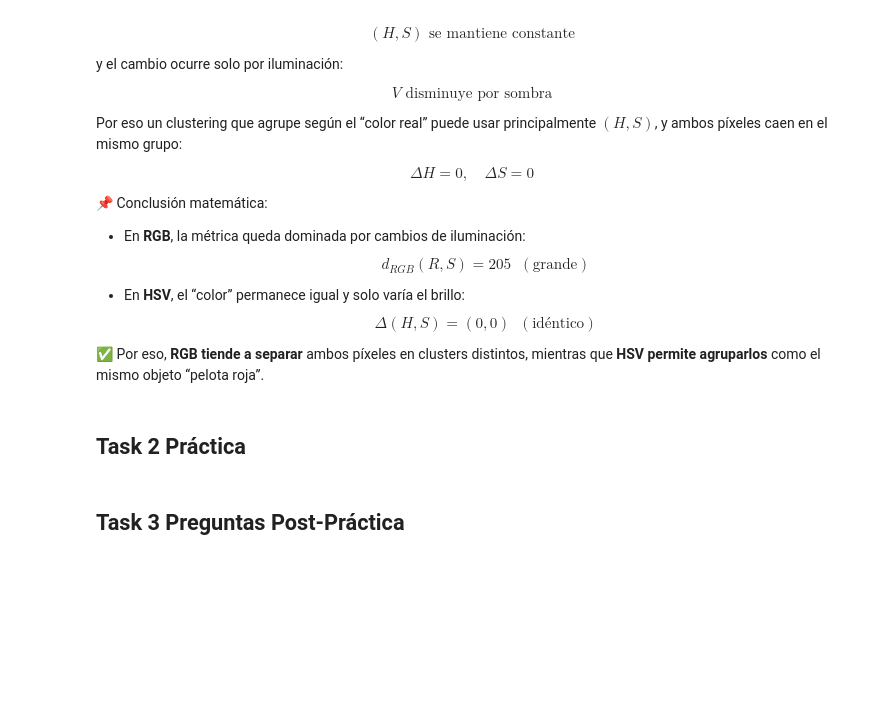
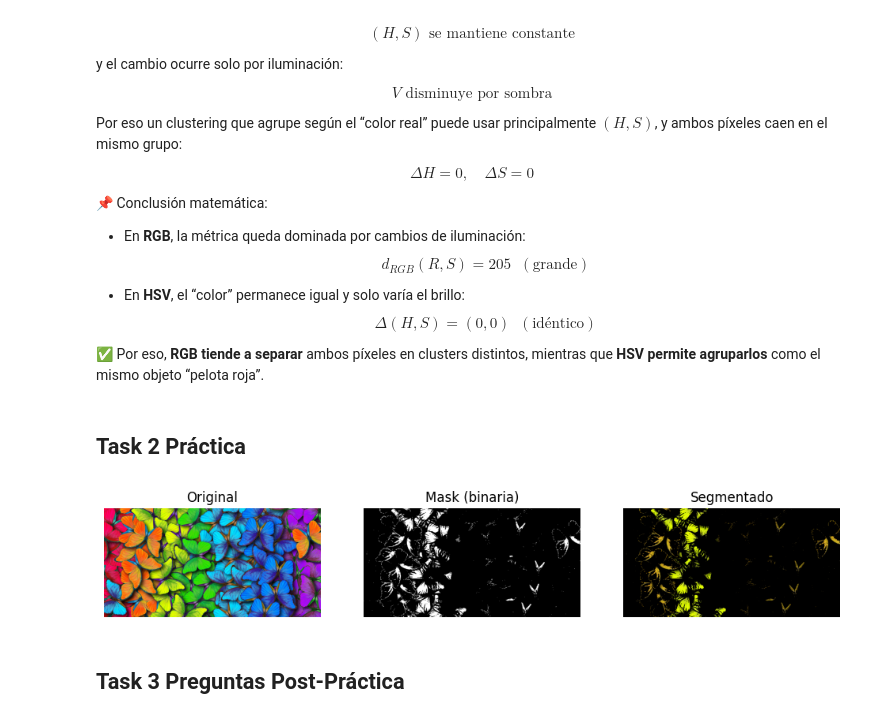
Before and after one commit to JoaquinCampos22155/HojadeTrabajo1Vision, a Jupyter notebook: hojaDtrabajo1.ipynb, the cells around one changed output. Saved outputs shown, nothing was run; the diff lists cells and outputs as text; code cells hidden in the pictures; blank space fills up the shorter version.

```diff
--- a/hojaDtrabajo1.ipynb
+++ b/hojaDtrabajo1.ipynb
@@ -352,5 +352,80 @@ def manual_gamma_correction(image, gamma):
     out = np.clip(out, 0.0, 1.0)            # clipping [0,1]
     out_u8 = (out * 255.0).astype(np.uint8) # regresa a uint8
     return out_u8
+# %%
+import numpy as np
+import cv2
+import matplotlib.pyplot as plt
+
+def hsv_segmentation(image):
+    """
+    Segmentación cromática manual en HSV (vectorizado).
+    Devuelve:
+      - mask: binaria (0 o 255)
+      - segmented: objeto aislado sobre fondo negro
+    """
+    # 1) BGR -> HSV
+    hsv = cv2.cvtColor(image, cv2.COLOR_BGR2HSV)
+
+    # 2) Rangos manuales (EJEMPLO: Amarillo tipo "banano")
+    # OpenCV HSV: H [0,179], S [0,255], V [0,255]
+    lower_bound = np.array([20, 80, 80], dtype=np.uint8)
+    upper_bound = np.array([35, 255, 255], dtype=np.uint8)
+
+    # 3) Máscara binaria manual (sin cv2.inRange)
+    h = hsv[:, :, 0]
+    s = hsv[:, :, 1]
+    v = hsv[:, :, 2]
+
+    cond = (
+        (h >= lower_bound[0]) & (h <= upper_bound[0]) &
+        (s >= lower_bound[1]) & (s <= upper_bound[1]) &
+        (v >= lower_bound[2]) & (v <= upper_bound[2])
+    )
+
+    mask = (cond.astype(np.uint8) * 255)
+
+    # 4) Aplicar máscara (objeto sobre fondo negro)
+    segmented = np.zeros_like(image, dtype=np.uint8)
+    segmented[cond] = image[cond]
+
+    return mask, segmented
+
+
+# ============================
+# USO con "imagenprueba.jpg"
+# ============================
+
+img_bgr = cv2.imread("imagenprueba.jpg")
+
+if img_bgr is None:
+    raise FileNotFoundError("No se encontró 'imagenprueba.jpg' en el directorio actual.")
+
+mask, segmented_bgr = hsv_segmentation(img_bgr)
+
+# Mostrar resultados (convertir a RGB para matplotlib)
+img_rgb = cv2.cvtColor(img_bgr, cv2.COLOR_BGR2RGB)
+segmented_rgb = cv2.cvtColor(segmented_bgr, cv2.COLOR_BGR2RGB)
+
+plt.figure(figsize=(12,4))
+
+plt.subplot(1,3,1)
+plt.title("Original")
+plt.imshow(img_rgb)
+plt.axis("off")
+
+plt.subplot(1,3,2)
+plt.title("Mask (binaria)")
+plt.imshow(mask, cmap="gray")
+plt.axis("off")
+
+plt.subplot(1,3,3)
+plt.title("Segmentado")
+plt.imshow(segmented_rgb)
+plt.axis("off")
+
+plt.show()
+# %% [output]
+[figure, added]
 # %% [markdown]
 ## Task 3 Preguntas Post-Práctica
```
